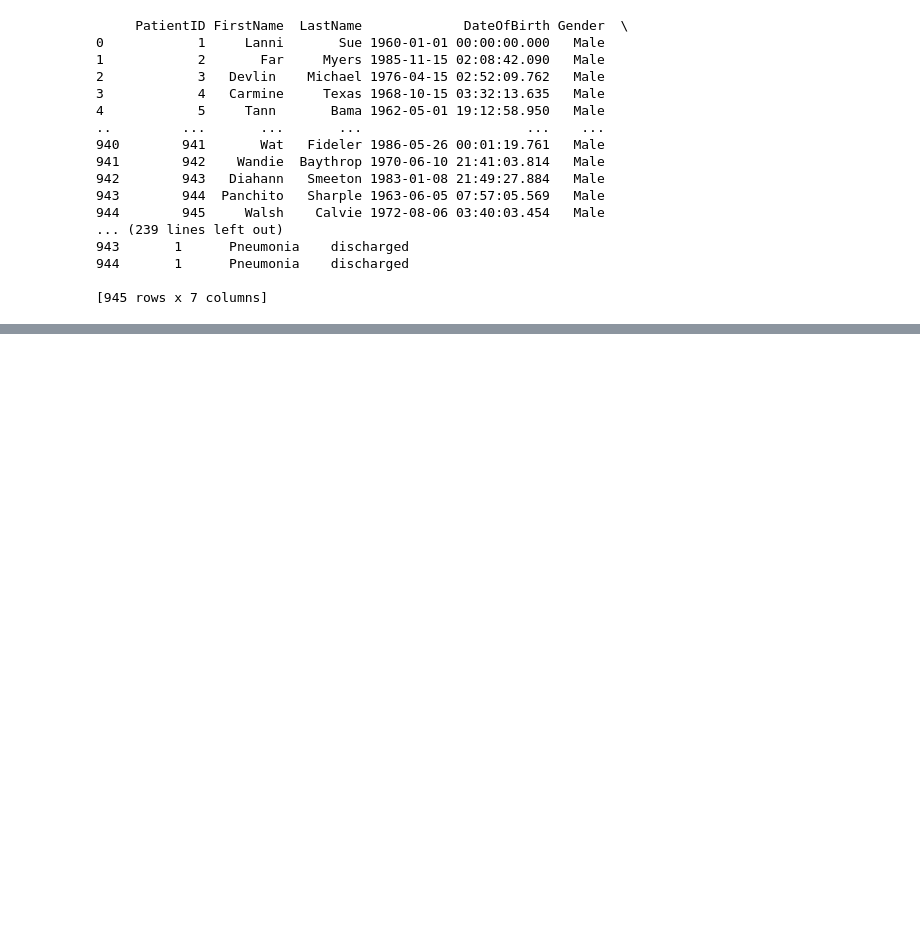
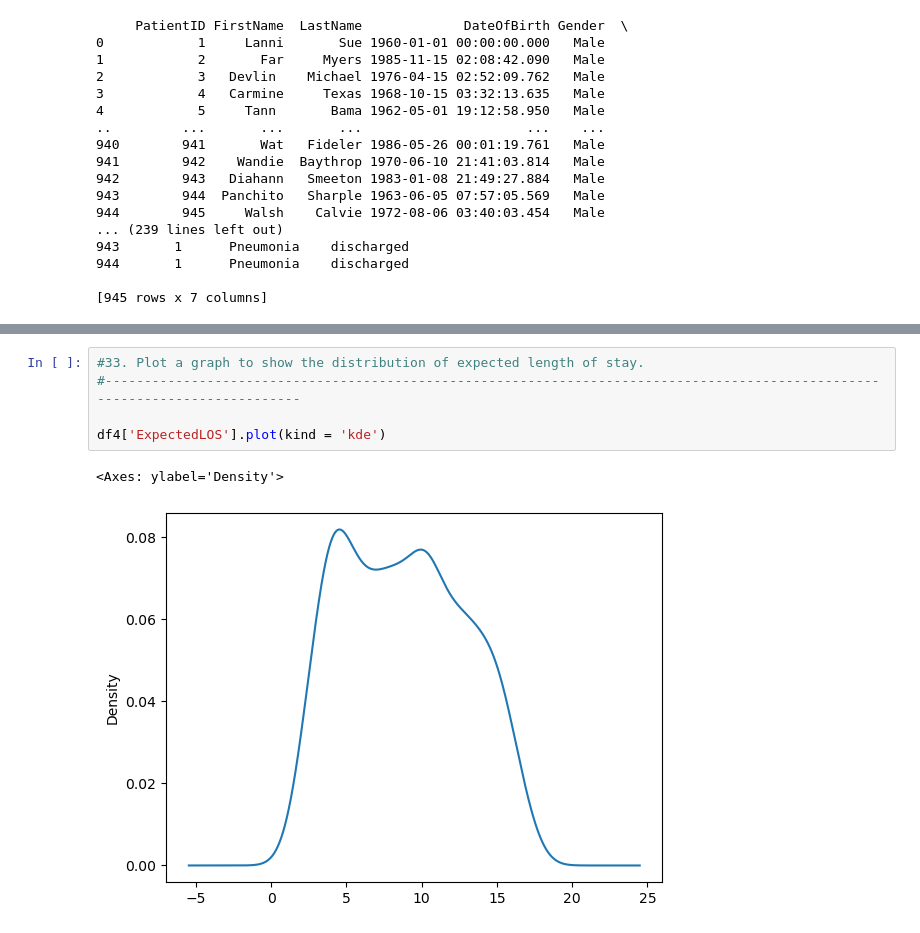
Before and after one commit to Team10repo/team10repo, a Jupyter notebook: Python_Hackathon_Devina.ipynb, the cells around one changed output, grey strips where cells are left out. Drawn from its saved outputs; the diff is of its cells as text; blank space fills up the shorter version.

```diff
--- a/Python_Hackathon_Devina.ipynb
+++ b/Python_Hackathon_Devina.ipynb
@@ -112,0 +257,8 @@ Count of Male patients: 537 and Count of Female patients: 408
+# %%
+#33. Plot a graph to show the distribution of expected length of stay.
+#-----------------------------------------------------------------------------------------------------------------------------
+
+df4['ExpectedLOS'].plot(kind = 'kde')
+# %% [output]
+<Axes: ylabel='Density'>
+[figure, added]
```
Also changed, not shown: parts of 20 cells of this notebook.
